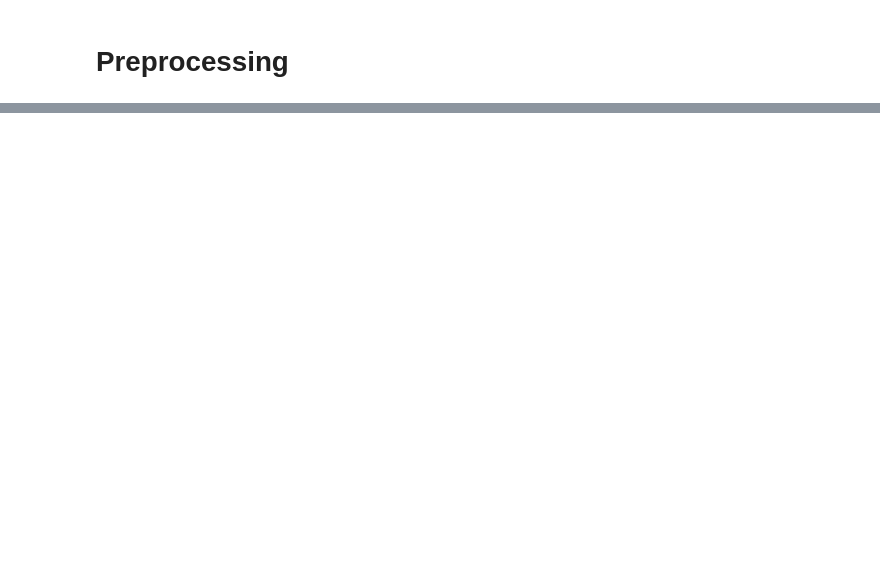
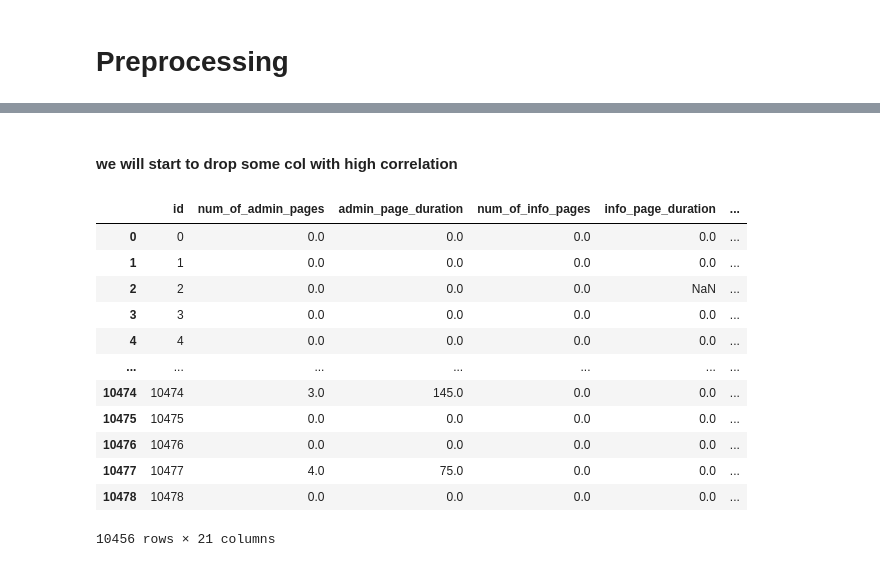
Before and after one commit to TalmSnir/ML-Final-Project, a Jupyter notebook: Final-Project.ipynb, the cells around one changed output, grey strips where cells are left out. Cells and saved outputs as stored; diff of their text form; code cells hidden in the pictures; blank space fills up the shorter version.

```diff
--- a/Final-Project.ipynb
+++ b/Final-Project.ipynb
@@ -310,0 +371,29 @@ data['internet_browser']=data['internet_browser'].astype(str).apply(get_browser_
+# %% [markdown]
+
+#### we will start to drop some col with high correlation
+# %%
+
+# We have 4753 missing values in total_duration column. we will drop this column and work with num_of_product_pages. which has the highest correlation with this feature.
+# drop D due to an high number of mission values.
+
+def drop_col(data):
+    data.drop(columns=['total_duration'],inplace=True)
+    return data
+
+data = drop_col(data)
+# %%
+data
+# %% [output]
+|  | id | num_of_admin_pages | admin_page_duration | num_of_info_pages | info_page_duration | ... |
+| 0 | 0 | 0.0 | 0.0 | 0.0 | 0.0 | ... |
+| 1 | 1 | 0.0 | 0.0 | 0.0 | 0.0 | ... |
+| 2 | 2 | 0.0 | 0.0 | 0.0 | NaN | ... |
+| 3 | 3 | 0.0 | 0.0 | 0.0 | 0.0 | ... |
+| 4 | 4 | 0.0 | 0.0 | 0.0 | 0.0 | ... |
+| ... | ... | ... | ... | ... | ... | ... |
+| 10474 | 10474 | 3.0 | 145.0 | 0.0 | 0.0 | ... |
+| 10475 | 10475 | 0.0 | 0.0 | 0.0 | 0.0 | ... |
+| 10476 | 10476 | 0.0 | 0.0 | 0.0 | 0.0 | ... |
+| 10477 | 10477 | 4.0 | 75.0 | 0.0 | 0.0 | ... |
+| 10478 | 10478 | 0.0 | 0.0 | 0.0 | 0.0 | ... |
+10456 rows × 21 columns
```
Also changed, not shown: parts of 20 cells of this notebook.
